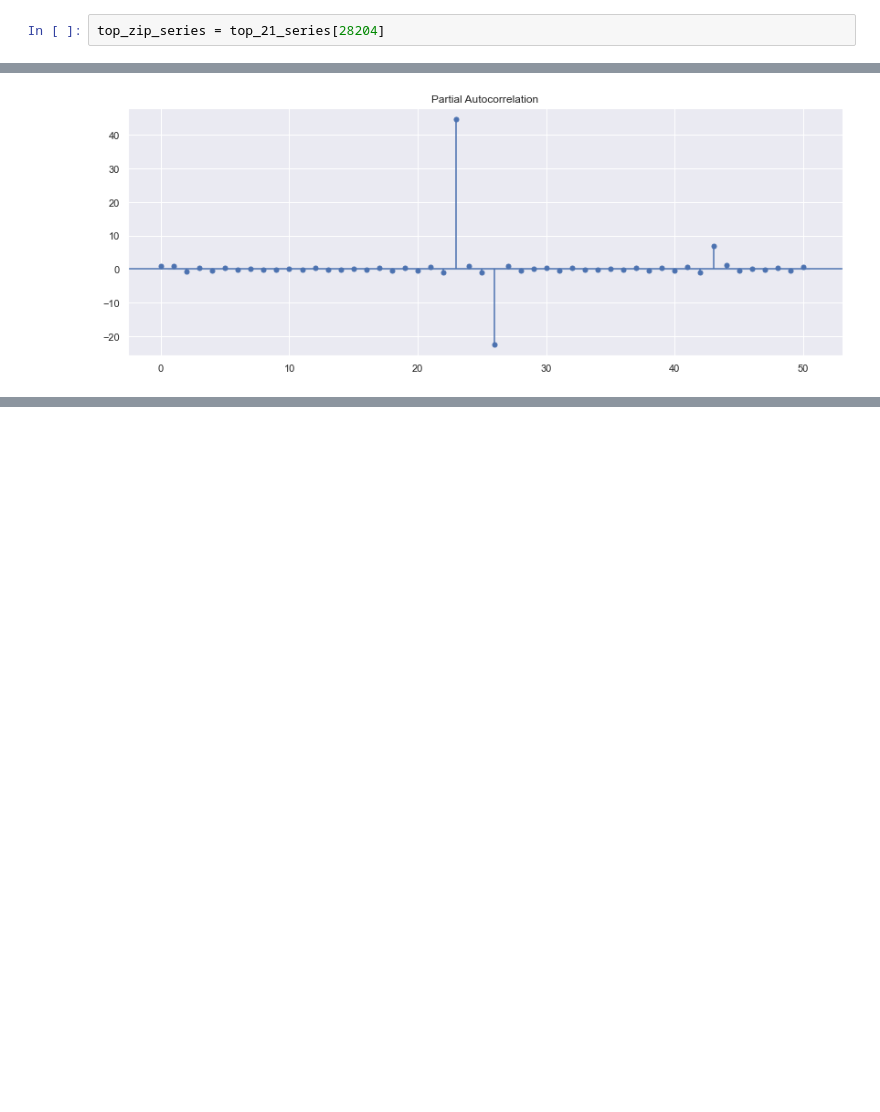
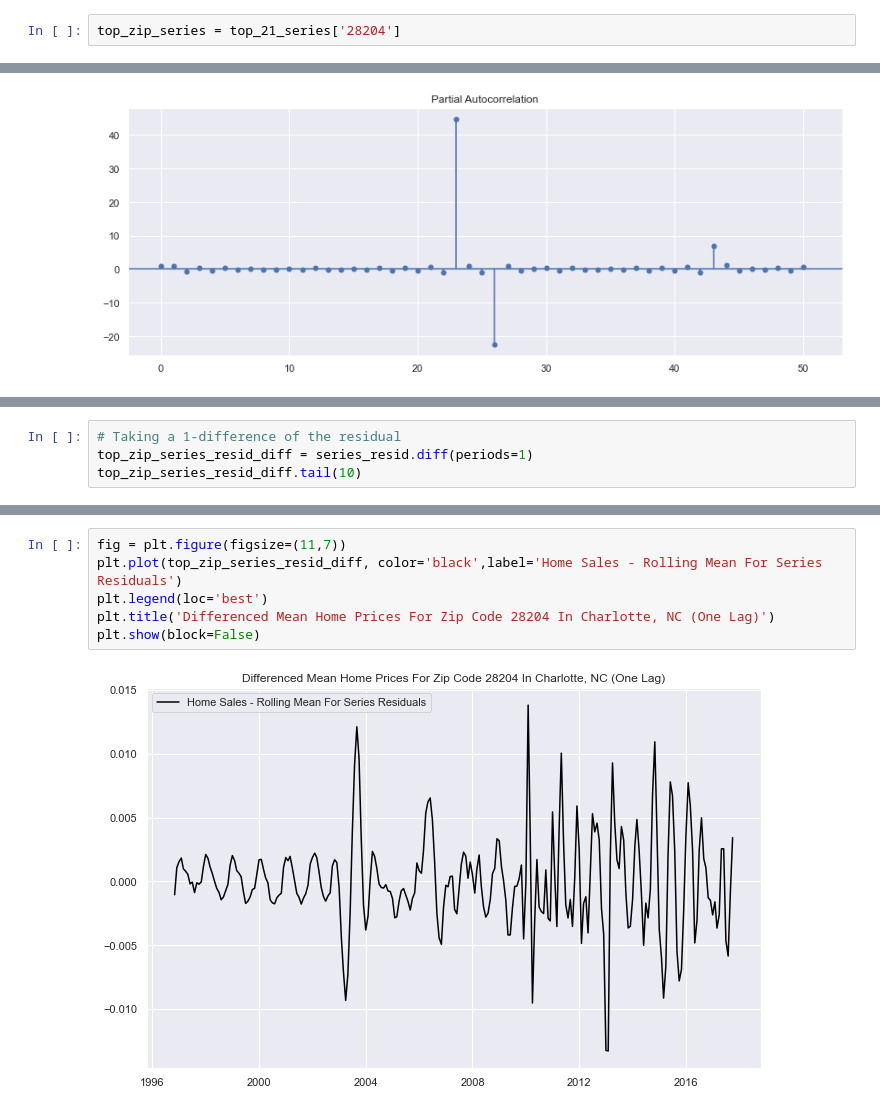
Before and after one commit to emel333/time_series_home_prices, a Jupyter notebook: eda-context.ipynb, the cells around one changed output, grey strips where cells are left out. Saved outputs shown, nothing was run; the diff lists cells and outputs as text; blank space fills up the shorter version.

```diff
--- a/eda-context.ipynb
+++ b/eda-context.ipynb
@@ -576,7 +576,7 @@ plt.title('Time Series Plot: Zip Code 28204')
 Text(0.5, 1.0, 'Time Series Plot: Zip Code 28204')
 [figure]
 # %%
-top_zip_series = top_21_series[28204]
+top_zip_series = top_21_series['28204']
 # %%
 top_zip_series_yr = top_zip_series.groupby(pd.Grouper(freq='A'))
 # %%
@@ -1007,0 +1078,4 @@ AxesSubplot(0.125,0.125;0.775x0.755)
+# %%
+# Taking a 1-difference of the residual
+top_zip_series_resid_diff = series_resid.diff(periods=1)
+top_zip_series_resid_diff.tail(10)
@@ -1007,0 +1094,8 @@ AxesSubplot(0.125,0.125;0.775x0.755)
+# %%
+fig = plt.figure(figsize=(11,7))
+plt.plot(top_zip_series_resid_diff, color='black',label='Home Sales - Rolling Mean For Series Residuals')
+plt.legend(loc='best')
+plt.title('Differenced Mean Home Prices For Zip Code 28204 In Charlotte, NC (One Lag)')
+plt.show(block=False)
+# %% [output]
+[figure, added]
```
Also changed, not shown: parts of 25 cells of this notebook.
